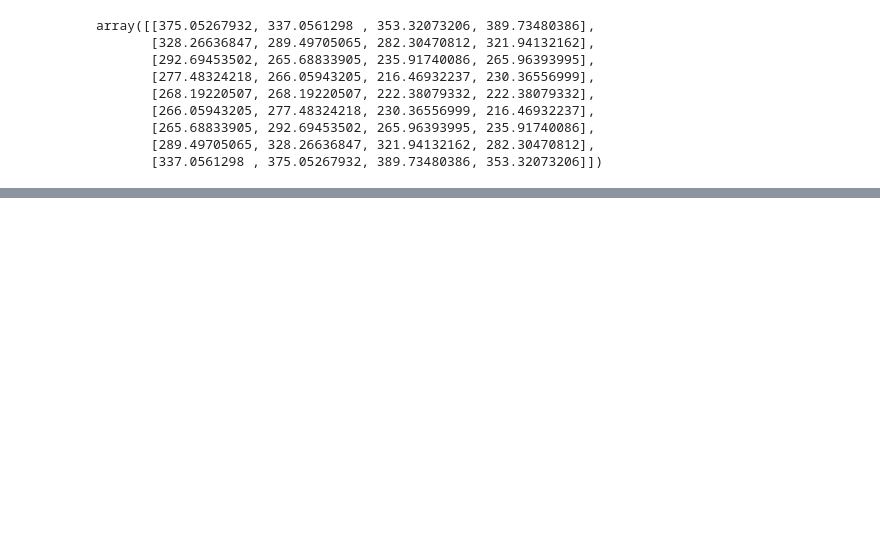
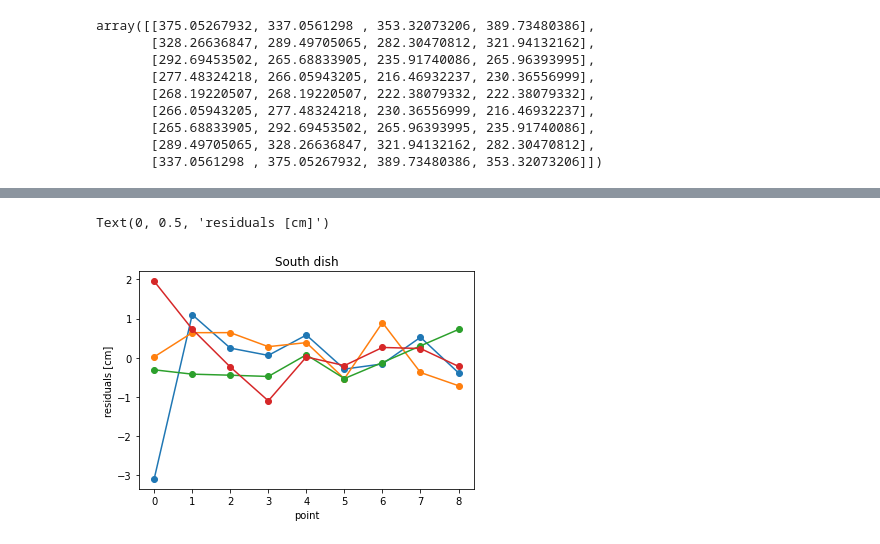
Before and after one commit to bmxdemo/bmxhacks, a Jupyter notebook: geometry_tape_fit.ipynb, the cells around one changed output, grey strips where cells are left out. Saved outputs shown, nothing was run; the diff lists cells and outputs as text; code cells hidden in the pictures; blank space fills up the shorter version.

```diff
--- a/geometry_tape_fit.ipynb
+++ b/geometry_tape_fit.ipynb
@@ -129,0 +191,21 @@ r1 = 100.81 +/- 0.28
+# %%
+# S dish
+S_measurements = np.array([
+    [389.2, 346.8, 365.9, 401.1],
+    [337.5, 298.6, 295.5, 334.2],
+    [302.0, 274.4, 249.9, 279.4],
+    [285.3, 273.8, 229.6, 243.6],
+    [276.0, 275.9, 235.4, 235.8],
+    [274.2, 285.4, 243.0, 229.7],
+    [275.1, 299.9, 278.9, 250.4],
+    [298.7, 336.8, 334.0, 296.6],
+    [347.7, 384.2, 401.3, 367.9]
+])
+# %%
+def S_chi2 (vec):
+    pred = predict_measurements(vec)
+    chi2 = ((pred-S_measurements)**2/sigma**2).sum()
+    return chi2
+# %%
+S_fit = minimize(S_chi2, start, tol=1e-2)
+S_fit.fun
@@ -129,0 +226,8 @@ r1 = 100.81 +/- 0.28
+# %%
+plt.plot(predict_measurements(S_fit.x)-S_measurements,'-o')
+plt.title('South dish')
+plt.xlabel('point')
+plt.ylabel('residuals [cm]')
+# %% [output]
+Text(0, 0.5, 'residuals [cm]')
+[figure, added]
```
Also changed, not shown: parts of 22 cells of this notebook.
